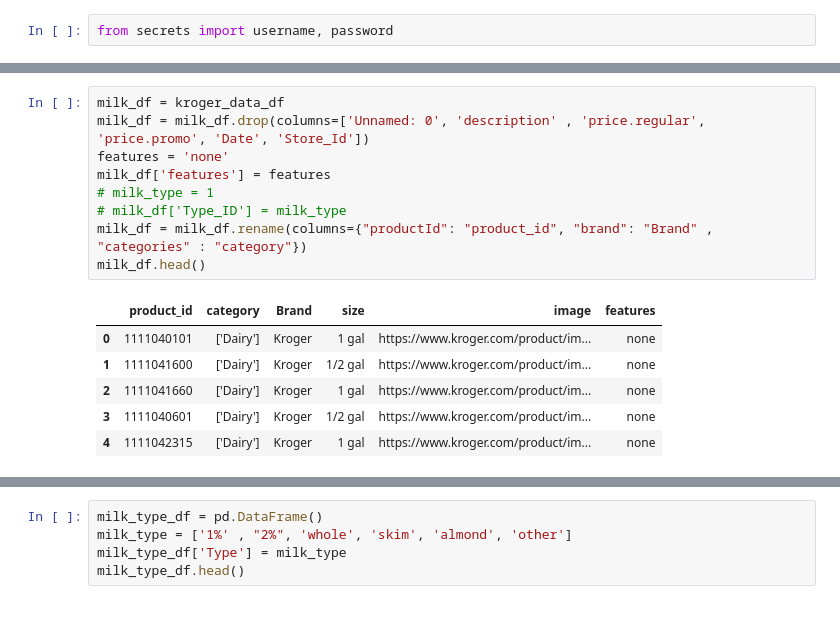
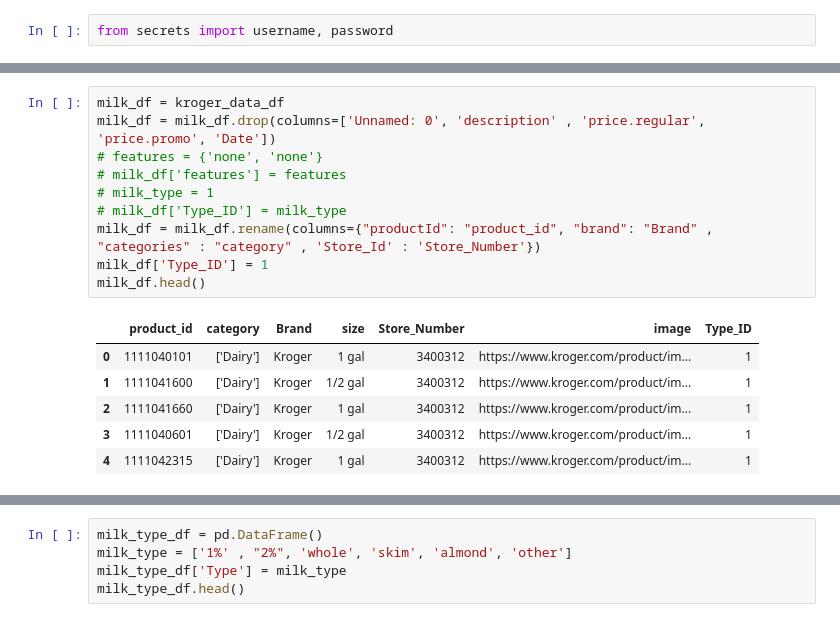
Before and after one commit to ykrasnikov/ETL-project, a Jupyter notebook: database/data_etl.ipynb, the cells around one changed output, grey strips where cells are left out. Saved outputs shown, nothing was run; the diff lists cells and outputs as text.

```diff
--- a/database/data_etl.ipynb
+++ b/database/data_etl.ipynb
@@ -18,18 +18,19 @@ kroger_data_df.head()
 | 4 | 4 | 1111042315 | ['Dairy'] | Kroger | Kroger® Fat Free Skim Milk | 1 gal | 2.99 | 0.0 | 02/08/2021 | ... |
 # %%
 milk_df = kroger_data_df
-milk_df = milk_df.drop(columns=['Unnamed: 0', 'description' , 'price.regular', 'price.promo', 'Date', 'Store_Id'])
-features = 'none'
-milk_df['features'] = features
+milk_df = milk_df.drop(columns=['Unnamed: 0', 'description' , 'price.regular', 'price.promo', 'Date'])
+# features = {'none', 'none'}
+# milk_df['features'] = features
 # milk_type = 1
 # milk_df['Type_ID'] = milk_type
-milk_df = milk_df.rename(columns={"productId": "product_id", "brand": "Brand" , "categories" : "category"})
+milk_df = milk_df.rename(columns={"productId": "product_id", "brand": "Brand" , "categories" : "category" , 'Store_Id' : 'Store_Number'})
+milk_df['Type_ID'] = 1
 milk_df.head()
 # %% [output]
-|  | product_id | category | Brand | size | image | features |
-| 0 | 1111040101 | ['Dairy'] | Kroger | 1 gal | https://www.kroger.com/product/im... | none |
-| 1 | 1111041600 | ['Dairy'] | Kroger | 1/2 gal | https://www.kroger.com/product/im... | none |
-| 2 | 1111041660 | ['Dairy'] | Kroger | 1 gal | https://www.kroger.com/product/im... | none |
-| 3 | 1111040601 | ['Dairy'] | Kroger | 1/2 gal | https://www.kroger.com/product/im... | none |
-| 4 | 1111042315 | ['Dairy'] | Kroger | 1 gal | https://www.kroger.com/product/im... | none |
+|  | product_id | category | Brand | size | Store_Number | image | Type_ID |
+| 0 | 1111040101 | ['Dairy'] | Kroger | 1 gal | 3400312 | https://www.kroger.com/product/im... | 1 |
+| 1 | 1111041600 | ['Dairy'] | Kroger | 1/2 gal | 3400312 | https://www.kroger.com/product/im... | 1 |
+| 2 | 1111041660 | ['Dairy'] | Kroger | 1 gal | 3400312 | https://www.kroger.com/product/im... | 1 |
+| 3 | 1111040601 | ['Dairy'] | Kroger | 1/2 gal | 3400312 | https://www.kroger.com/product/im... | 1 |
+| 4 | 1111042315 | ['Dairy'] | Kroger | 1 gal | 3400312 | https://www.kroger.com/product/im... | 1 |
 # %%
```
Also changed, not shown: parts of 18 cells of this notebook, 1 other file.
